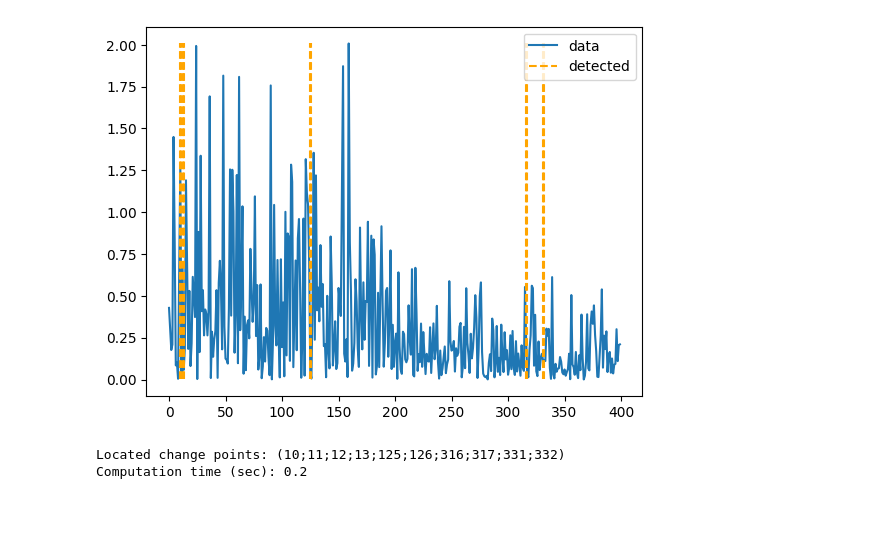
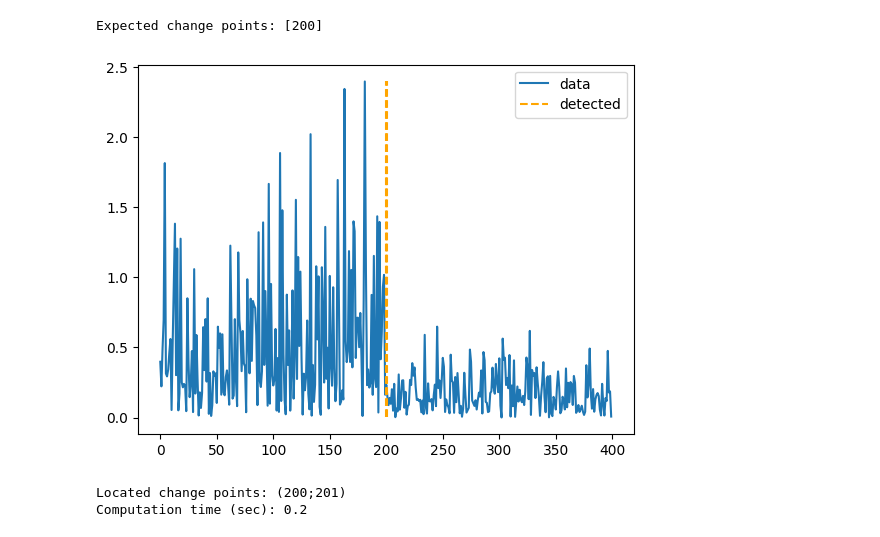
Before and after one commit to xImoZA/pysatl-cpd, a Jupyter notebook: examples/classification_based_cpd.ipynb, the cells around one changed output. Cells and saved outputs as stored; diff of their text form; code cells hidden in the pictures; blank space fills up the shorter version.

```diff
--- a/examples/classification_based_cpd.ipynb
+++ b/examples/classification_based_cpd.ipynb
@@ -26,42 +26,45 @@ saver = DatasetSaver(Path(), True)
 # Generating datatset.
 generated = ScipyDatasetGenerator().generate_datasets(Path(path_string), saver)
 data, expected_change_points = generated[distributions_name]
+print("Expected change points:", expected_change_points)
+# %% [output]
+Expected change points: [200]
 # %%
 # Constants
 # Threshold for statistic to overcome to be change point. Should be less than 1.
-THRESHOLD = 0.95
+THRESHOLD = 0.88
 # Size of sample that CPD algorithm considers at a time.
 WINDOW_SIZE = 32
 # Movement coefficient for calculating number of new elements for consideration each time the window moves forward.
 MOVEMENT_COEFF = 0.5
 # Indentation from window borders not to consider points close to the borders of the window, because they are always change points.
 # Calculated this way: (1 - MOVEMENT_COEFF) / 2
 INDENT_COEFF = 0.25
 # Limit of change points to be detected.
 CHANGE_POINT_NUMBER = 20
 
 # Creating instance of SVM classifier.
 svm_classifier = SVMClassifier()
 # Creating instance of quality metric.
-quality_metric = Accuracy()
+quality_metric = F1()
 # Creating instance of statistical criterion.
 statistic = ThresholdOvercome(THRESHOLD)
 
 # Creating instance of classification based CPD algorithm, parameterized by components mentioned above.
 classification_based_cpd = ClassificationAlgorithm(svm_classifier, quality_metric, statistic, INDENT_COEFF)
 # Creating shell of CPD algorithm, parameterized by offline data and classification based CPD algorithm.
 cpd = CPDShell(data, classification_based_cpd)
 # Changing scrubber parameters. Will be reworked soon.
 cpd.scrubber.window_length = WINDOW_SIZE
 cpd.scrubber.movement_k = MOVEMENT_COEFF
 cpd.scenario.change_point_number = CHANGE_POINT_NUMBER
 
 # Running CPD algorithm.
 result = cpd.run_cpd()
 # Making a plot, visualizing the input time series and the detected change points.
 result.visualize(True)
 print(result)
 # %% [output]
-[figure, old version]
+[figure, new version]
-Located change points: (10;11;12;13;125;126;316;317;331;332)
+Located change points: (200;201)
 Computation time (sec): 0.2
```
Also changed, not shown: parts of 1 cell of this notebook, 5 other files.
